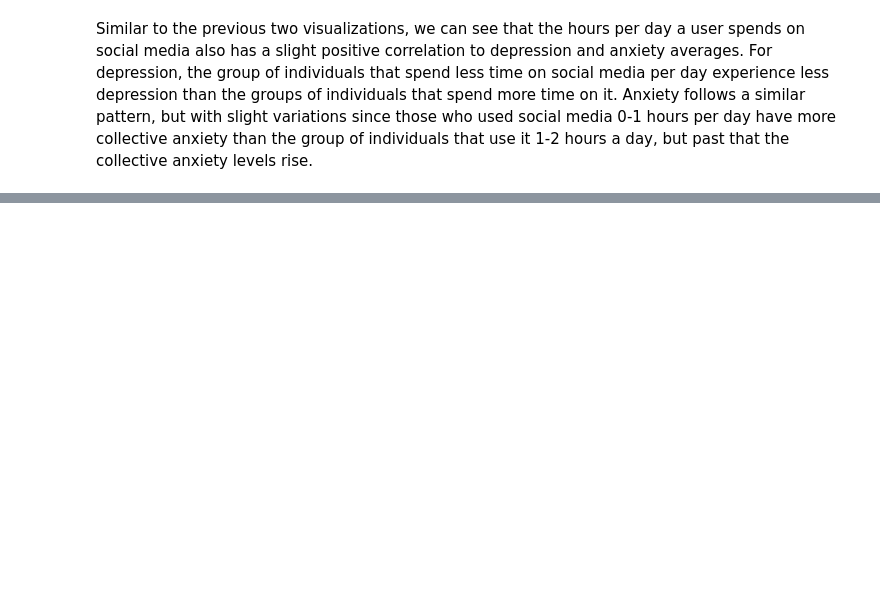
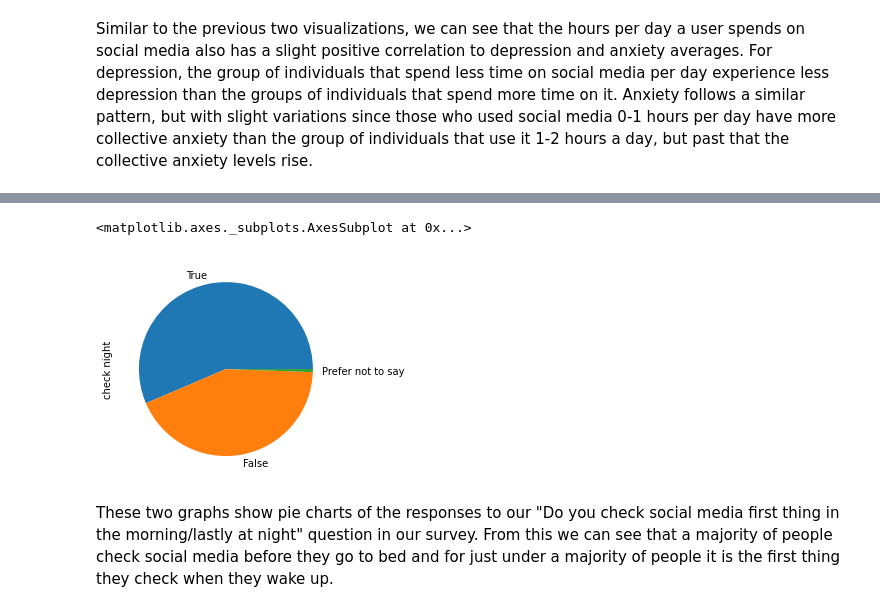
Before and after one commit to CHXBilly/GOGS108-Final-Proejct, a Jupyter notebook: EDACheckpoint_group036.ipynb, the cells around one changed output, grey strips where cells are left out. Drawn from its saved outputs; the diff is of its cells as text; code cells hidden in the pictures; blank space fills up the shorter version.

```diff
--- a/EDACheckpoint_group036.ipynb
+++ b/EDACheckpoint_group036.ipynb
@@ -207,0 +219,7 @@ Similar to the previous two visualizations, we can see that the hours per day a
+# %%
+df['check night'].value_counts().plot(kind='pie')
+# %% [output]
+<matplotlib.axes._subplots.AxesSubplot at 0x...>
+[figure, added]
+# %% [markdown]
+These two graphs show pie charts of the responses to our "Do you check social media first thing in the morning/lastly at night" question in our survey. From this we can see that a majority of people check social media before they go to bed and for just under a majority of people it is the first thing they check when they wake up.
```
Also changed, not shown: parts of 11 cells of this notebook.
